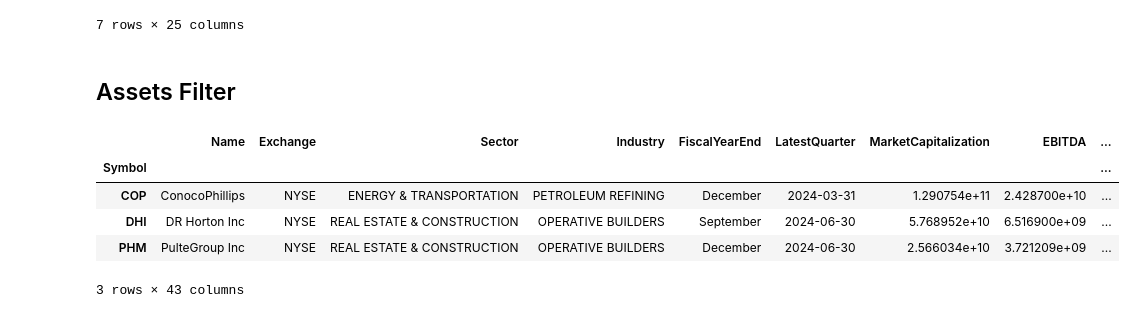
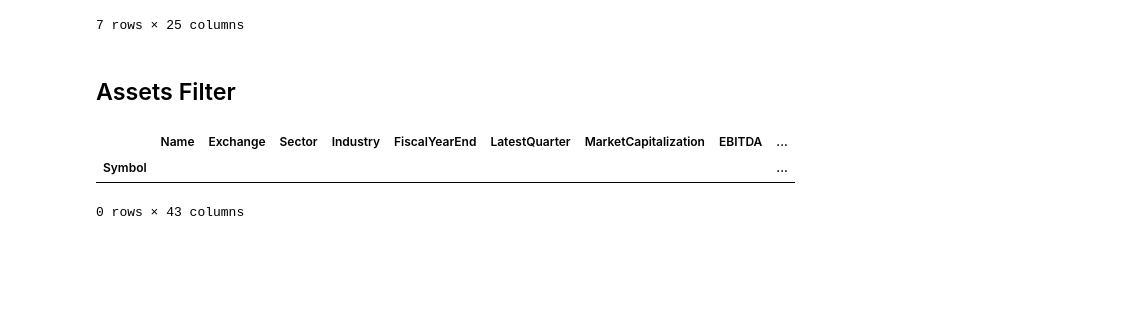
Before and after one commit to fadeeva/stock_market_research, a Jupyter notebook: Portfolio/Asset_Selection.ipynb, the cells around one changed output. Saved outputs shown, nothing was run; the diff lists cells and outputs as text; code cells hidden in the pictures; blank space fills up the shorter version.

Commit message:
earnings growth

```diff
--- a/Portfolio/Asset_Selection.ipynb
+++ b/Portfolio/Asset_Selection.ipynb
@@ -130,6 +130,7 @@ data['EBITDA'].replace('None', np.nan, inplace=True)
 data['RevenueTTM'].replace('None', np.nan, inplace=True)
 data['GrossProfitTTM'].replace('None', np.nan, inplace=True)
 data['DilutedEPSTTM'].replace('None', np.nan, inplace=True)
+data['QuarterlyEarningsGrowthYOY'].replace('None', np.nan, inplace=True)
 # %%
 data['MarketCapitalization'] = data['MarketCapitalization'].astype(float)
 data['Beta'] = data['Beta'].astype(float)
@@ -146,6 +147,7 @@ data['EBITDA'] = data['EBITDA'].astype(float)
 data['RevenueTTM'] = data['RevenueTTM'].astype(float)
 data['GrossProfitTTM'] = data['GrossProfitTTM'].astype(float)
 data['DilutedEPSTTM'] = data['DilutedEPSTTM'].astype(float)
+data['QuarterlyEarningsGrowthYOY'] = data['QuarterlyEarningsGrowthYOY'].astype(float)
 # %% [markdown]
 ## Multiplicators
 # %%
@@ -1590,19 +1666,17 @@ data[multps['capital']+['Sector']].groupby('Sector').agg(['sum', 'min', 'idxmin'
 # %%
 data[  (data['PERatio']<16)
      & (data['Beta']>1)
      & (data['PEGRatio']<1)
      & (data['BookValue']>30)
      & ((data['DividendYield'] >= 0.02) | (data['DividendYield'] <= 0.06))
      & (data['EPS']>0)
      & (data['ProfitMargin']>0.07)
      & (data['OperatingMarginTTM']>0.15)
      & (data['ReturnOnAssetsTTM']>0.05)
      & (data['ReturnOnEquityTTM']>0.14)
+     & (data['QuarterlyEarningsGrowthYOY']>0.2)
     ]
 # %% [output]
 |  | Name | Exchange | Sector | Industry | FiscalYearEnd | LatestQuarter | MarketCapitalization | EBITDA | ... |
 | Symbol |  |  |  |  |  |  |  |  | ... |
-| COP | ConocoPhillips | NYSE | ENERGY & TRANSPORTATION | PETROLEUM REFINING | December | 2024-03-31 | 1.290754e+11 | 2.428700e+10 | ... |
-| DHI | DR Horton Inc | NYSE | REAL ESTATE & CONSTRUCTION | OPERATIVE BUILDERS | September | 2024-06-30 | 5.768952e+10 | 6.516900e+09 | ... |
-| PHM | PulteGroup Inc | NYSE | REAL ESTATE & CONSTRUCTION | OPERATIVE BUILDERS | December | 2024-06-30 | 2.566034e+10 | 3.721209e+09 | ... |
-3 rows × 43 columns
+0 rows × 43 columns
```
Also changed, not shown: parts of 15 cells of this notebook.
